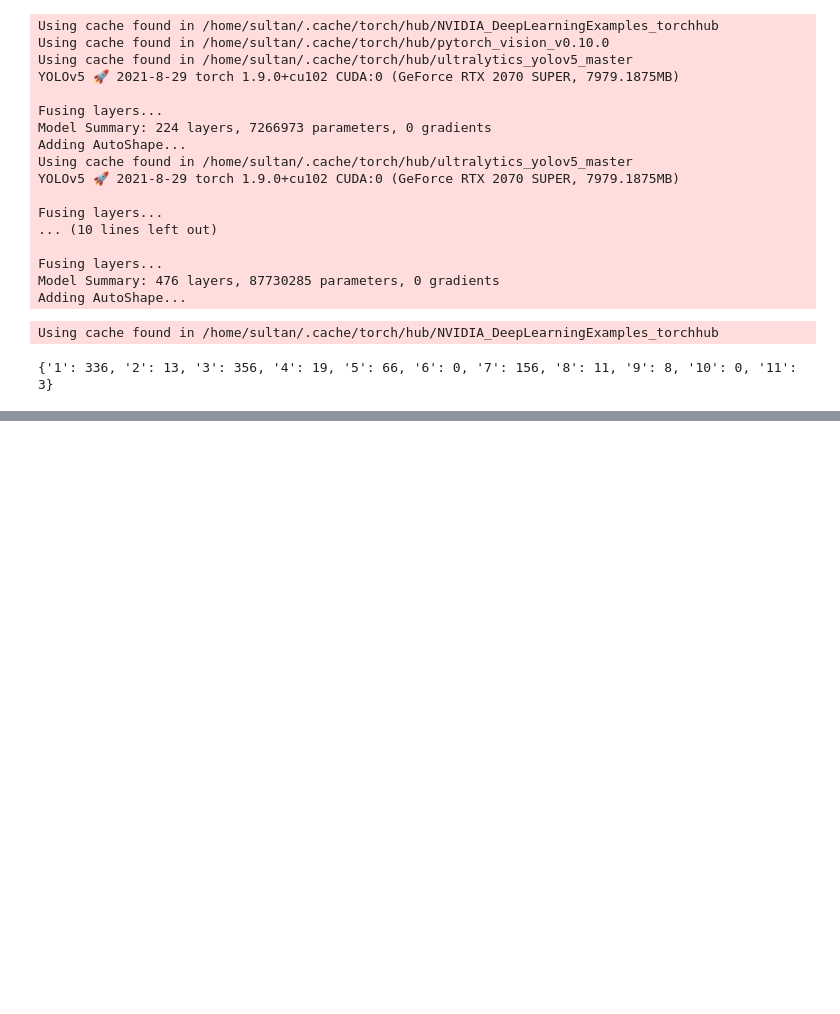
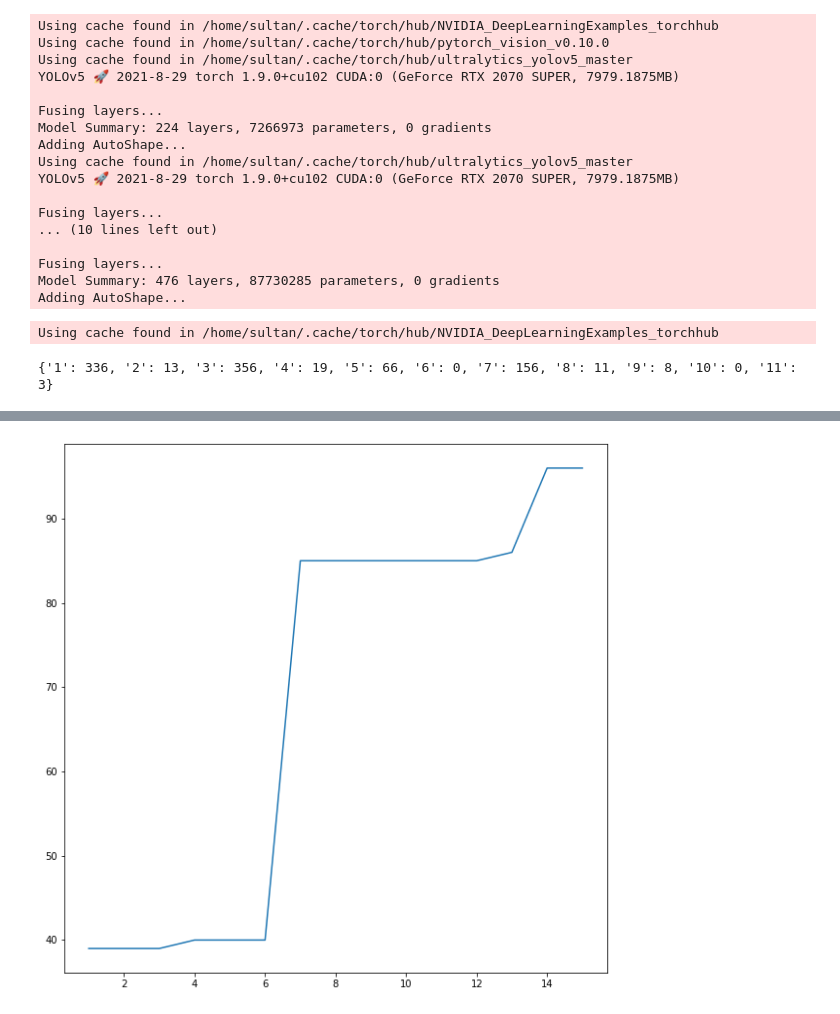
Before and after one commit to neu-ece-esl/CNN_statistics_gathering, a Jupyter notebook: largest_layer_feature_map.ipynb, the cells around one changed output, grey strips where cells are left out. Saved outputs shown, nothing was run; the diff lists cells and outputs as text; code cells hidden in the pictures; blank space fills up the shorter version.

```diff
--- a/largest_layer_feature_map.ipynb
+++ b/largest_layer_feature_map.ipynb
@@ -179,0 +173,17 @@ ModelStatsAggregator.get_aggregate_kernel_stats_as_percentages(stats_dict)
+# %%
+# number of networks that dip below fmap_ub^2 in feature map size after 1/2 way through network
+max_bound = 16
+counts = [0]*len(list(range(1, max_bound)))
+for count_idx, fmap_ub in enumerate(range(1, max_bound)):
+   for model, data in normalized_model_intermediate_layer_size.items():
+       if model != 'ssd':
+           second_half_of_network = data[floor(longest_network_length/2):]
+           interpolated_layers_with_fmap_lower_than_fmap_ub = list(filter(lambda fmap_size: fmap_size <= fmap_ub, second_half_of_network))
+           if len(interpolated_layers_with_fmap_lower_than_fmap_ub) >= 1:
+               counts[count_idx] += 1
+
+counts = [floor(count/total_networks*100) for count in counts]
+plt.plot(list(range(1, max_bound)), counts)
+plt.show()
+# %% [output]
+[figure, added]
```
Also changed, not shown: parts of 12 cells of this notebook, 1 other file.
